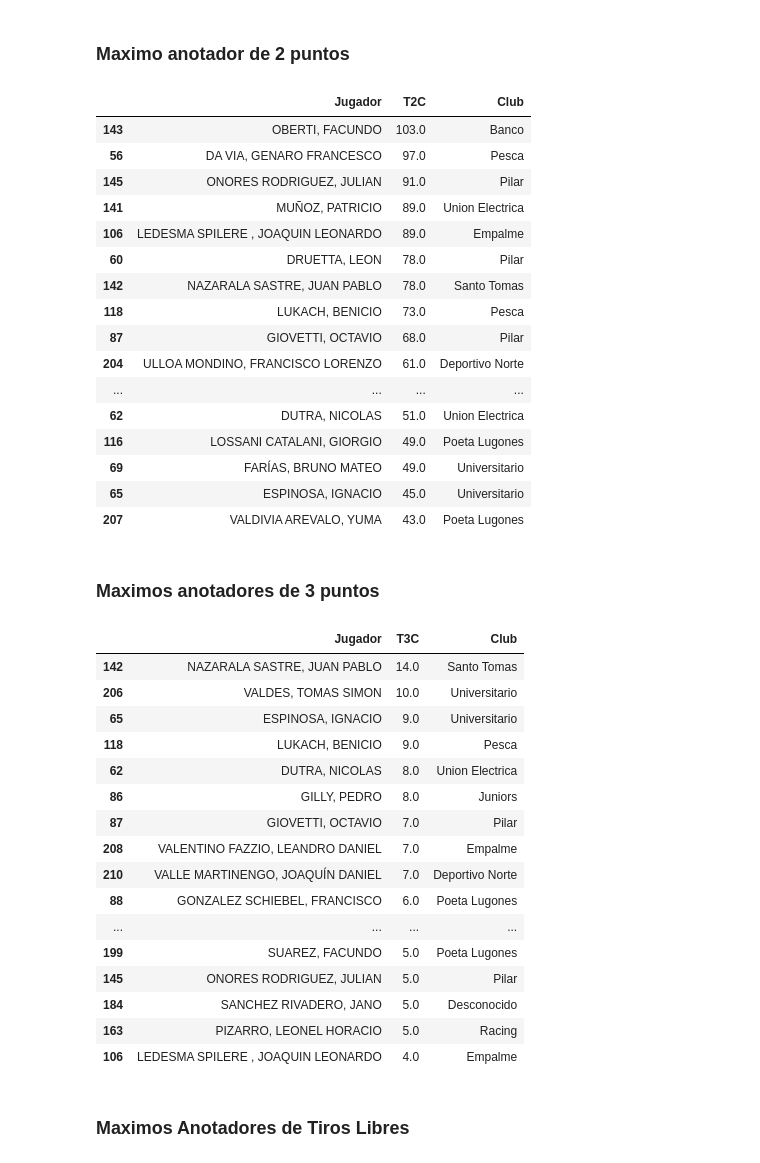
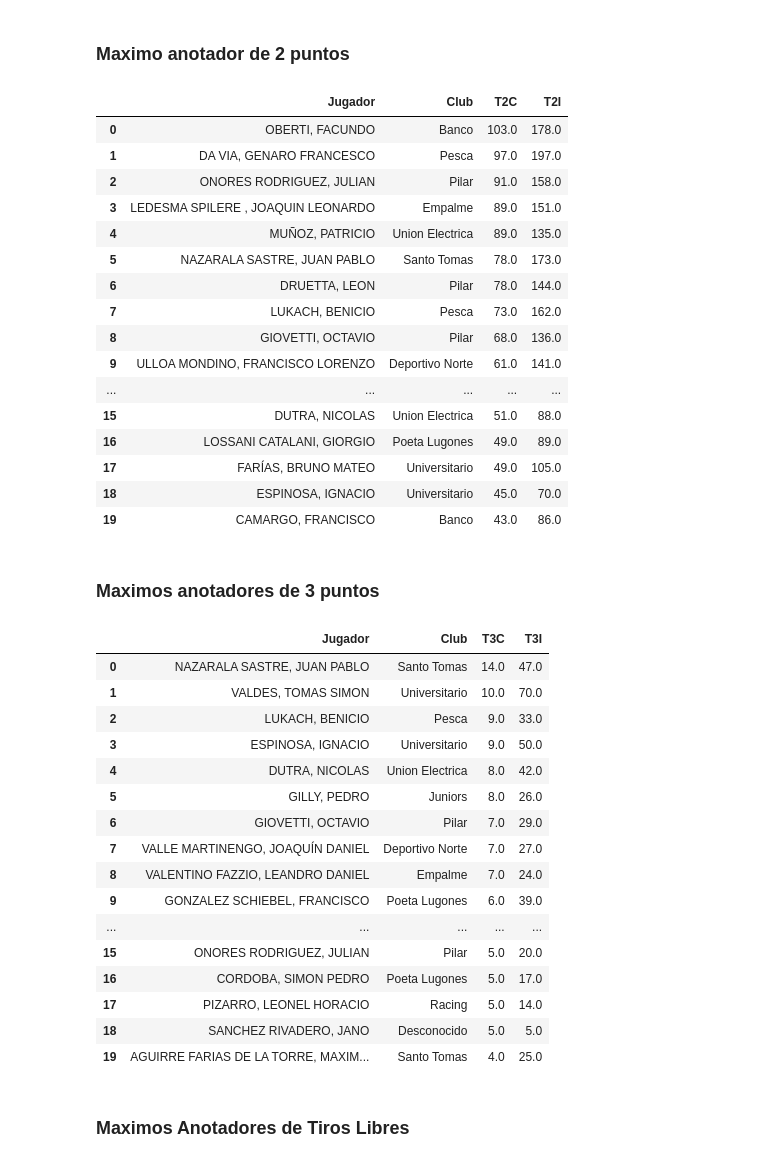
Before and after one commit to nicopinera/AnalisisEstadisticoBasquetU13, a Jupyter notebook: analisis2025.ipynb, the cells around one changed output. Drawn from its saved outputs; the diff is of its cells as text; code cells hidden in the pictures.

```diff
--- a/analisis2025.ipynb
+++ b/analisis2025.ipynb
@@ -99,47 +90,47 @@ top_20_faltas('resumen_estadisticas_jugadores.csv')
 # %% [markdown]
 ### Maximo anotador de 2 puntos
 # %%
-top_20_t2c('resumen_estadisticas_jugadores.csv')
+top20.top_20_t2c('resumen_estadisticas_jugadores.csv')
 # %% [output]
-|  | Jugador | T2C | Club |
-| 143 | OBERTI, FACUNDO | 103.0 | Banco |
-| 56 | DA VIA, GENARO FRANCESCO | 97.0 | Pesca |
-| 145 | ONORES RODRIGUEZ, JULIAN | 91.0 | Pilar |
-| 141 | MUÑOZ, PATRICIO | 89.0 | Union Electrica |
-| 106 | LEDESMA SPILERE , JOAQUIN LEONARDO | 89.0 | Empalme |
-| 60 | DRUETTA, LEON | 78.0 | Pilar |
-| 142 | NAZARALA SASTRE, JUAN PABLO | 78.0 | Santo Tomas |
-| 118 | LUKACH, BENICIO | 73.0 | Pesca |
-| 87 | GIOVETTI, OCTAVIO | 68.0 | Pilar |
-| 204 | ULLOA MONDINO, FRANCISCO LORENZO | 61.0 | Deportivo Norte |
-| ... | ... | ... | ... |
-| 62 | DUTRA, NICOLAS | 51.0 | Union Electrica |
-| 116 | LOSSANI CATALANI, GIORGIO | 49.0 | Poeta Lugones |
-| 69 | FARÍAS, BRUNO MATEO | 49.0 | Universitario |
-| 65 | ESPINOSA, IGNACIO | 45.0 | Universitario |
-| 207 | VALDIVIA AREVALO, YUMA | 43.0 | Poeta Lugones |
+|  | Jugador | Club | T2C | T2I |
+| 0 | OBERTI, FACUNDO | Banco | 103.0 | 178.0 |
+| 1 | DA VIA, GENARO FRANCESCO | Pesca | 97.0 | 197.0 |
+| 2 | ONORES RODRIGUEZ, JULIAN | Pilar | 91.0 | 158.0 |
+| 3 | LEDESMA SPILERE , JOAQUIN LEONARDO | Empalme | 89.0 | 151.0 |
+| 4 | MUÑOZ, PATRICIO | Union Electrica | 89.0 | 135.0 |
+| 5 | NAZARALA SASTRE, JUAN PABLO | Santo Tomas | 78.0 | 173.0 |
+| 6 | DRUETTA, LEON | Pilar | 78.0 | 144.0 |
+| 7 | LUKACH, BENICIO | Pesca | 73.0 | 162.0 |
+| 8 | GIOVETTI, OCTAVIO | Pilar | 68.0 | 136.0 |
+| 9 | ULLOA MONDINO, FRANCISCO LORENZO | Deportivo Norte | 61.0 | 141.0 |
+| ... | ... | ... | ... | ... |
+| 15 | DUTRA, NICOLAS | Union Electrica | 51.0 | 88.0 |
+| 16 | LOSSANI CATALANI, GIORGIO | Poeta Lugones | 49.0 | 89.0 |
+| 17 | FARÍAS, BRUNO MATEO | Universitario | 49.0 | 105.0 |
+| 18 | ESPINOSA, IGNACIO | Universitario | 45.0 | 70.0 |
+| 19 | CAMARGO, FRANCISCO | Banco | 43.0 | 86.0 |
 # %% [markdown]
 ### Maximos anotadores de 3 puntos
 # %%
-top_20_t3c('resumen_estadisticas_jugadores.csv')
+top20.top_20_t3c('resumen_estadisticas_jugadores.csv')
 # %% [output]
-|  | Jugador | T3C | Club |
-| 142 | NAZARALA SASTRE, JUAN PABLO | 14.0 | Santo Tomas |
-| 206 | VALDES, TOMAS SIMON | 10.0 | Universitario |
-| 65 | ESPINOSA, IGNACIO | 9.0 | Universitario |
-| 118 | LUKACH, BENICIO | 9.0 | Pesca |
-| 62 | DUTRA, NICOLAS | 8.0 | Union Electrica |
-| 86 | GILLY, PEDRO | 8.0 | Juniors |
-| 87 | GIOVETTI, OCTAVIO | 7.0 | Pilar |
-| 208 | VALENTINO FAZZIO, LEANDRO DANIEL | 7.0 | Empalme |
-| 210 | VALLE MARTINENGO, JOAQUÍN DANIEL | 7.0 | Deportivo Norte |
-| 88 | GONZALEZ SCHIEBEL, FRANCISCO | 6.0 | Poeta Lugones |
-| ... | ... | ... | ... |
-| 199 | SUAREZ, FACUNDO | 5.0 | Poeta Lugones |
-| 145 | ONORES RODRIGUEZ, JULIAN | 5.0 | Pilar |
-| 184 | SANCHEZ RIVADERO, JANO | 5.0 | Desconocido |
-| 163 | PIZARRO, LEONEL HORACIO | 5.0 | Racing |
-| 106 | LEDESMA SPILERE , JOAQUIN LEONARDO | 4.0 | Empalme |
+|  | Jugador | Club | T3C | T3I |
+| 0 | NAZARALA SASTRE, JUAN PABLO | Santo Tomas | 14.0 | 47.0 |
+| 1 | VALDES, TOMAS SIMON | Universitario | 10.0 | 70.0 |
+| 2 | LUKACH, BENICIO | Pesca | 9.0 | 33.0 |
+| 3 | ESPINOSA, IGNACIO | Universitario | 9.0 | 50.0 |
+| 4 | DUTRA, NICOLAS | Union Electrica | 8.0 | 42.0 |
+| 5 | GILLY, PEDRO | Juniors | 8.0 | 26.0 |
+| 6 | GIOVETTI, OCTAVIO | Pilar | 7.0 | 29.0 |
+| 7 | VALLE MARTINENGO, JOAQUÍN DANIEL | Deportivo Norte | 7.0 | 27.0 |
+| 8 | VALENTINO FAZZIO, LEANDRO DANIEL | Empalme | 7.0 | 24.0 |
+| 9 | GONZALEZ SCHIEBEL, FRANCISCO | Poeta Lugones | 6.0 | 39.0 |
+| ... | ... | ... | ... | ... |
+| 15 | ONORES RODRIGUEZ, JULIAN | Pilar | 5.0 | 20.0 |
+| 16 | CORDOBA, SIMON PEDRO | Poeta Lugones | 5.0 | 17.0 |
+| 17 | PIZARRO, LEONEL HORACIO | Racing | 5.0 | 14.0 |
+| 18 | SANCHEZ RIVADERO, JANO | Desconocido | 5.0 | 5.0 |
+| 19 | AGUIRRE FARIAS DE LA TORRE, MAXIM... | Santo Tomas | 4.0 | 25.0 |
 # %% [markdown]
 ### Maximos Anotadores de Tiros Libres
 # %%
```
Also changed, not shown: parts of 17 cells of this notebook, 12 other files.
